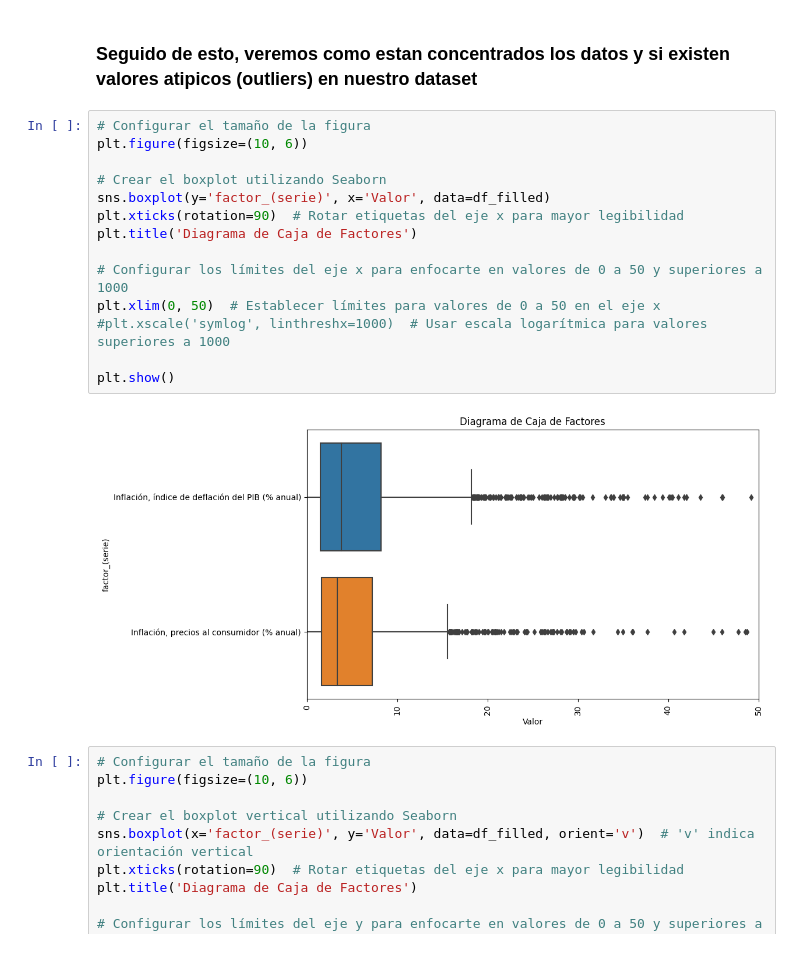
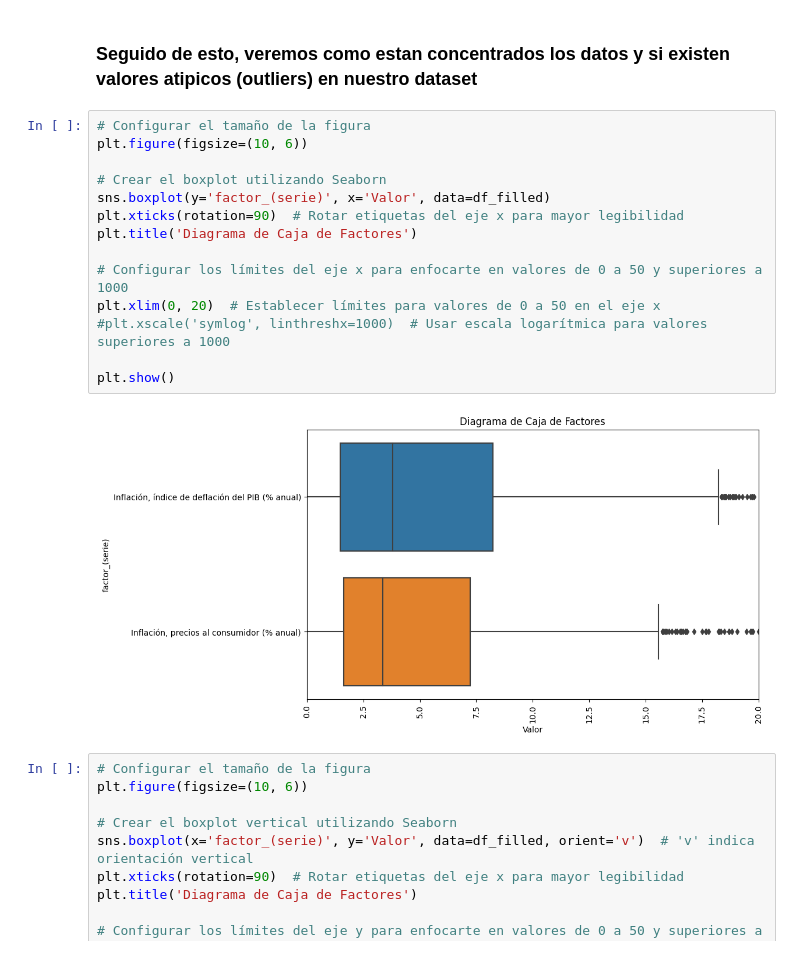
Before and after one commit to fercof87/PF-Esperanza-De-Vida, a Jupyter notebook: EDA/EDA/EDA_inflacion.ipynb, the cells around one changed output. Drawn from its saved outputs; the diff is of its cells as text.

```diff
--- a/EDA/EDA/EDA_inflacion.ipynb
+++ b/EDA/EDA/EDA_inflacion.ipynb
@@ -317,19 +317,19 @@ interactive(children=(Dropdown(description='Seleccionar país:', options=('Afgan
 # %%
 # Configurar el tamaño de la figura
 plt.figure(figsize=(10, 6))
 
 # Crear el boxplot utilizando Seaborn
 sns.boxplot(y='factor_(serie)', x='Valor', data=df_filled)
 plt.xticks(rotation=90)  # Rotar etiquetas del eje x para mayor legibilidad
 plt.title('Diagrama de Caja de Factores')
 
 # Configurar los límites del eje x para enfocarte en valores de 0 a 50 y superiores a 1000
-plt.xlim(0, 50)  # Establecer límites para valores de 0 a 50 en el eje x
+plt.xlim(0, 20)  # Establecer límites para valores de 0 a 50 en el eje x
 #plt.xscale('symlog', linthreshx=1000)  # Usar escala logarítmica para valores superiores a 1000
 
 plt.show()
 # %% [output]
-[figure, old version]
+[figure, new version]
 # %%
 # Configurar el tamaño de la figura
 plt.figure(figsize=(10, 6))
```
Also changed, not shown: parts of 1 cell of this notebook, 1 other file.
